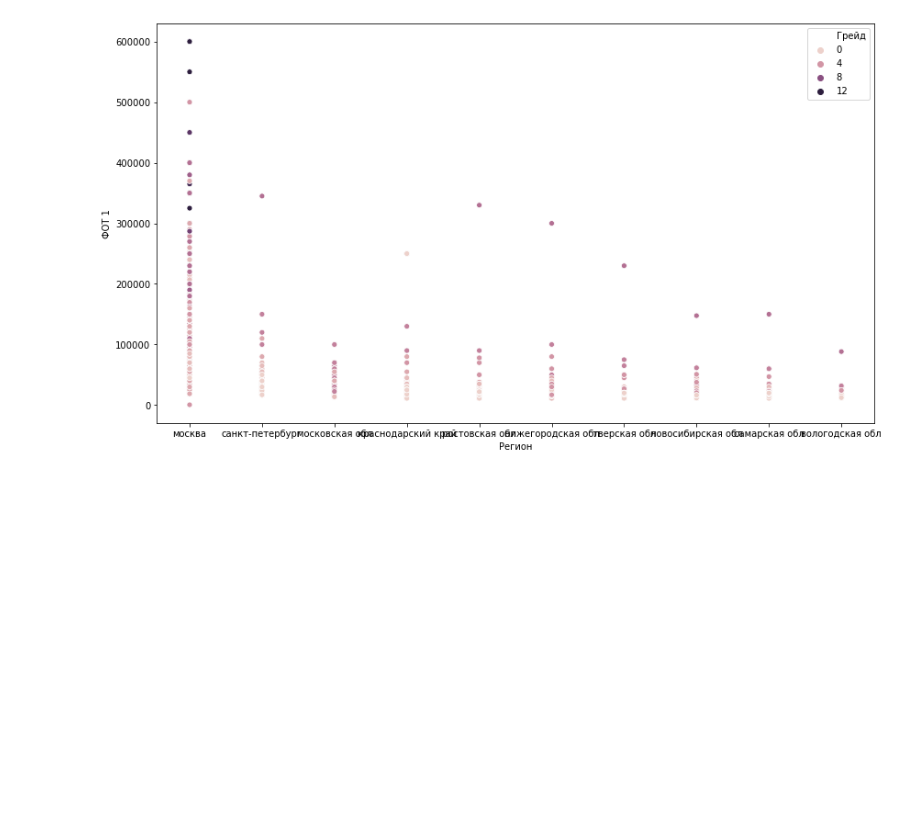
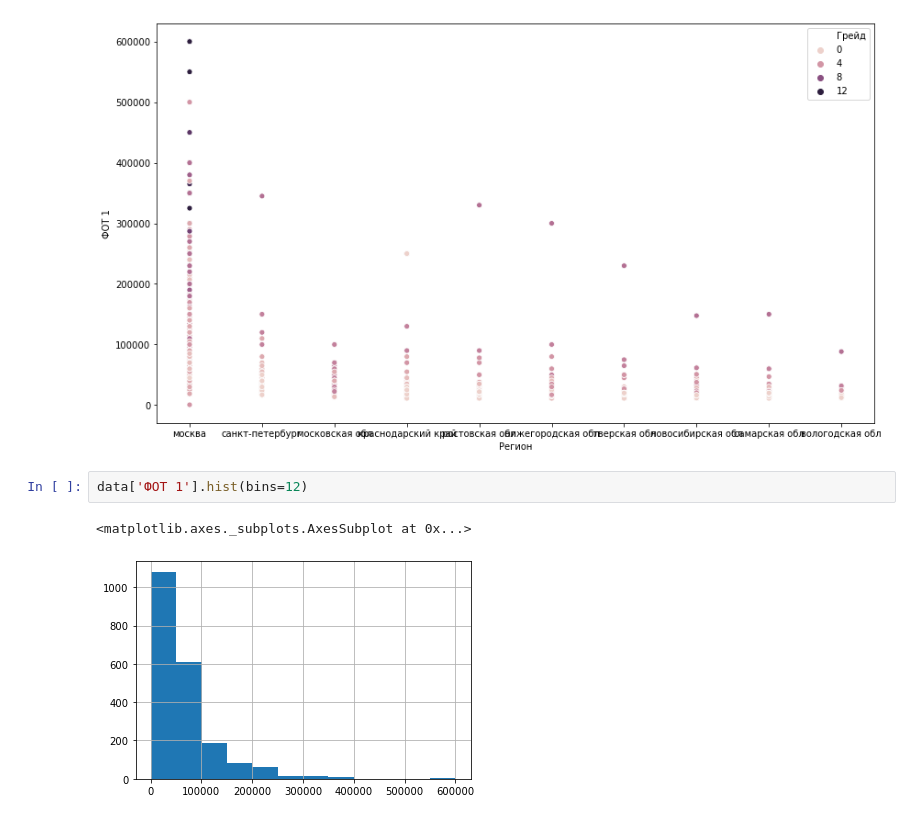
Before and after one commit to kate-red/-, a Jupyter notebook: Analysis.ipynb, the cells around one changed output. Cells and saved outputs as stored; diff of their text form; blank space fills up the shorter version.

```diff
--- a/Analysis.ipynb
+++ b/Analysis.ipynb
@@ -68,3 +84,8 @@ sns.scatterplot(data=data, x='Регион', y='ФОТ 1', hue='Грейд')
 # %% [output]
 <matplotlib.axes._subplots.AxesSubplot at 0x...>
 [figure]
+# %%
+data['ФОТ 1'].hist(bins=12)
+# %% [output]
+<matplotlib.axes._subplots.AxesSubplot at 0x...>
+[figure, added]
```
Also changed, not shown: parts of 2 cells of this notebook.
